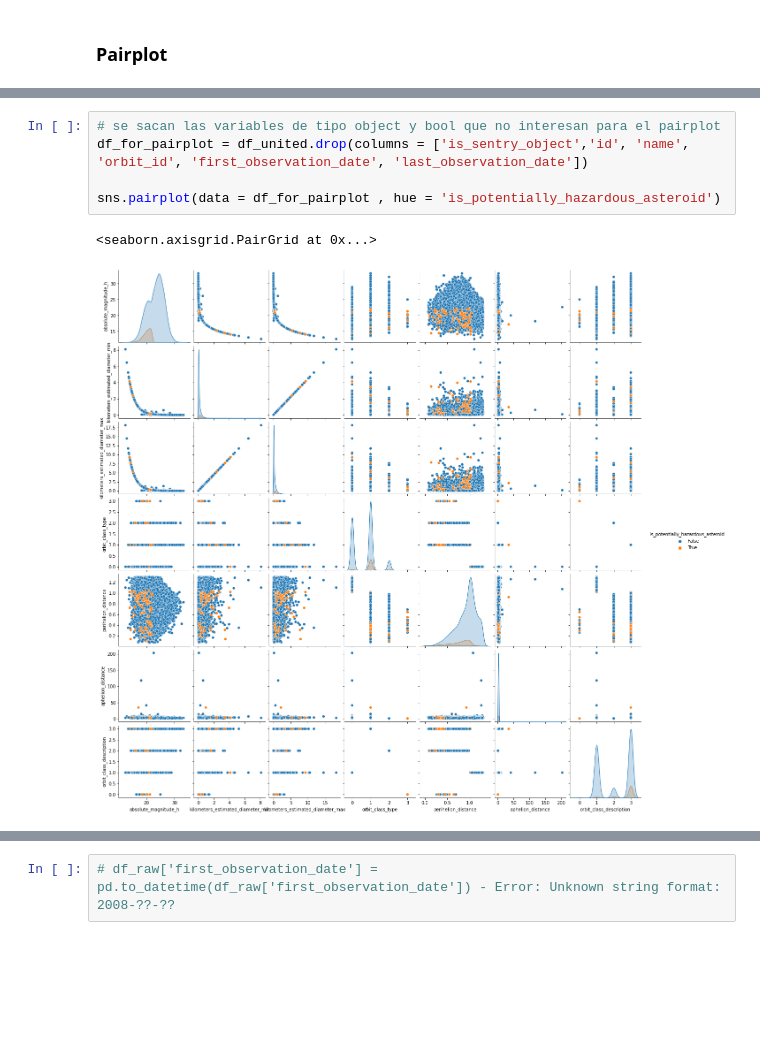
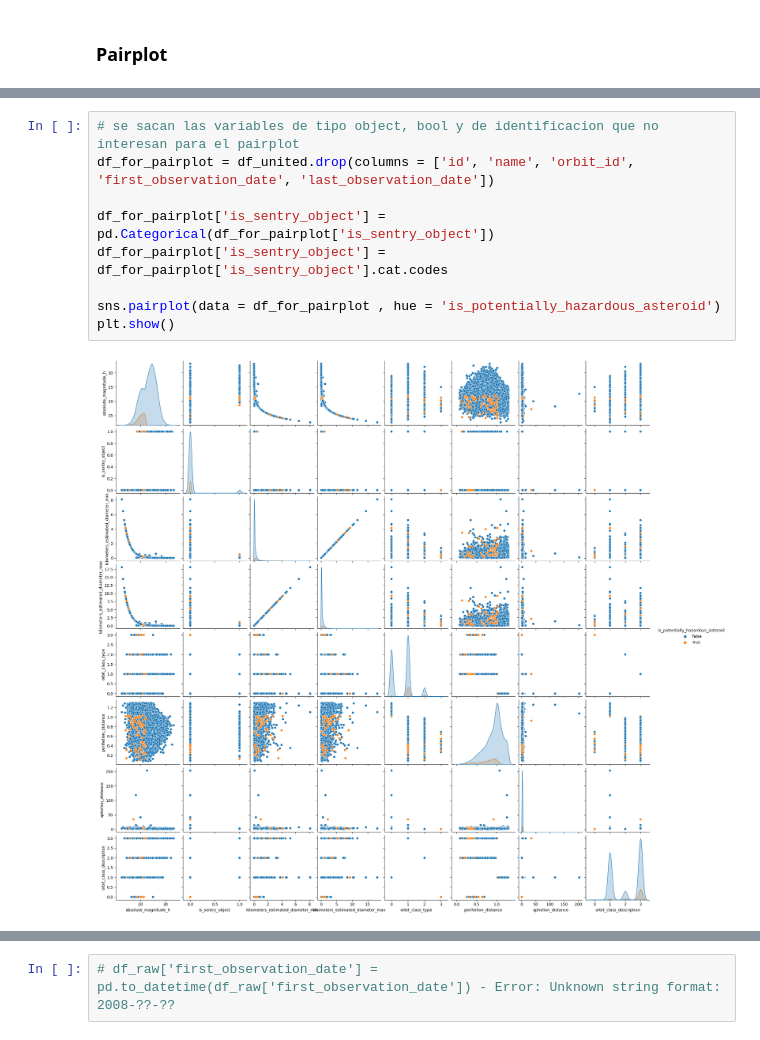
Before and after one commit to lusilve44/Final-Project-4Geeks, a Jupyter notebook: src/explore.ipynb, the cells around one changed output, grey strips where cells are left out. Cells and saved outputs as stored; diff of their text form; blank space fills up the shorter version.

```diff
--- a/src/explore.ipynb
+++ b/src/explore.ipynb
@@ -390,8 +372,11 @@ memory usage: 2.4+ MB
 # %%
-# se sacan las variables de tipo object y bool que no interesan para el pairplot
-df_for_pairplot = df_united.drop(columns = ['is_sentry_object','id', 'name', 'orbit_id', 'first_observation_date', 'last_observation_date'])
+# se sacan las variables de tipo object, bool y de identificacion que no interesan para el pairplot
+df_for_pairplot = df_united.drop(columns = ['id', 'name', 'orbit_id', 'first_observation_date', 'last_observation_date'])
+
+df_for_pairplot['is_sentry_object'] = pd.Categorical(df_for_pairplot['is_sentry_object'])
+df_for_pairplot['is_sentry_object'] = df_for_pairplot['is_sentry_object'].cat.codes
 
 sns.pairplot(data = df_for_pairplot , hue = 'is_potentially_hazardous_asteroid')
+plt.show()
 # %% [output]
-<seaborn.axisgrid.PairGrid at 0x...>
-[figure, old version]
+[figure, new version]
```
Also changed, not shown: parts of 91 cells of this notebook, 8 other files.
